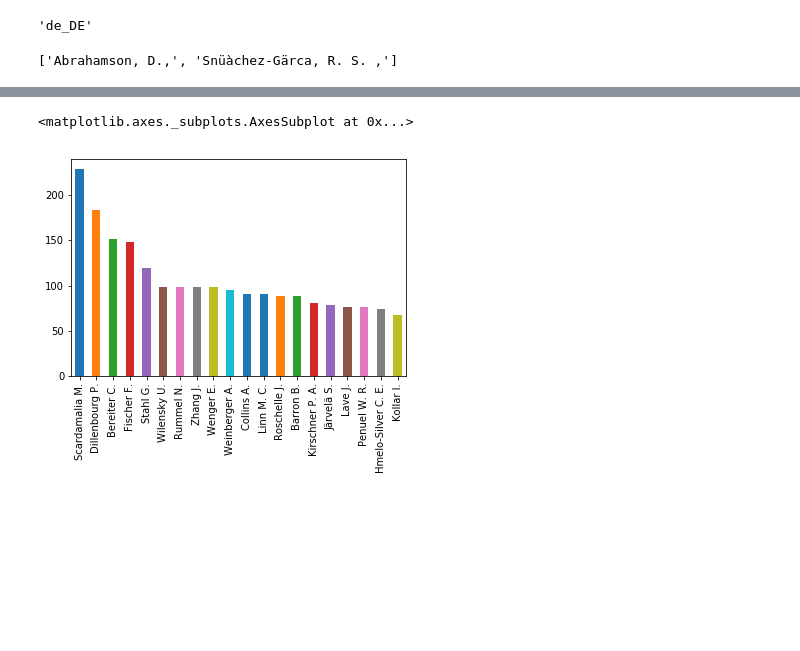
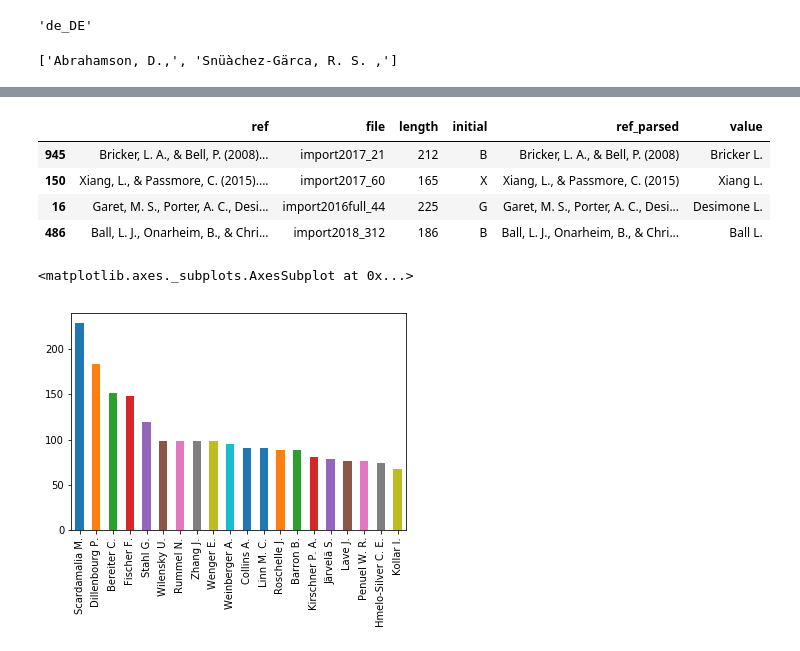
Before and after one commit to nourabassi/semester-project, a Jupyter notebook: Legacy_code/Reference extraction.ipynb, the cells around one changed output, grey strips where cells are left out. Drawn from its saved outputs; the diff is of its cells as text; code cells hidden in the pictures; blank space fills up the shorter version.

```diff
--- a/Legacy_code/Reference extraction.ipynb
+++ b/Legacy_code/Reference extraction.ipynb
@@ -605,3 +697,11 @@ ex.value.tolist()
+# %%
+df.sample(4)
+# %% [output]
+|  | ref | file | length | initial | ref_parsed | value |
+| 945 | Bricker, L. A., & Bell, P. (2008)... | import2017_21 | 212 | B | Bricker, L. A., & Bell, P. (2008) | Bricker L. |
+| 150 | Xiang, L., & Passmore, C. (2015).... | import2017_60 | 165 | X | Xiang, L., & Passmore, C. (2015) | Xiang L. |
+| 16 | Garet, M. S., Porter, A. C., Desi... | import2016full_44 | 225 | G | Garet, M. S., Porter, A. C., Desi... | Desimone L. |
+| 486 | Ball, L. J., Onarheim, B., & Chri... | import2018_312 | 186 | B | Ball, L. J., Onarheim, B., & Chri... | Ball L. |
 # %%
 #extract authors!
 authors_frame = df
```
Also changed, not shown: parts of 14 cells of this notebook, 6 other files.
